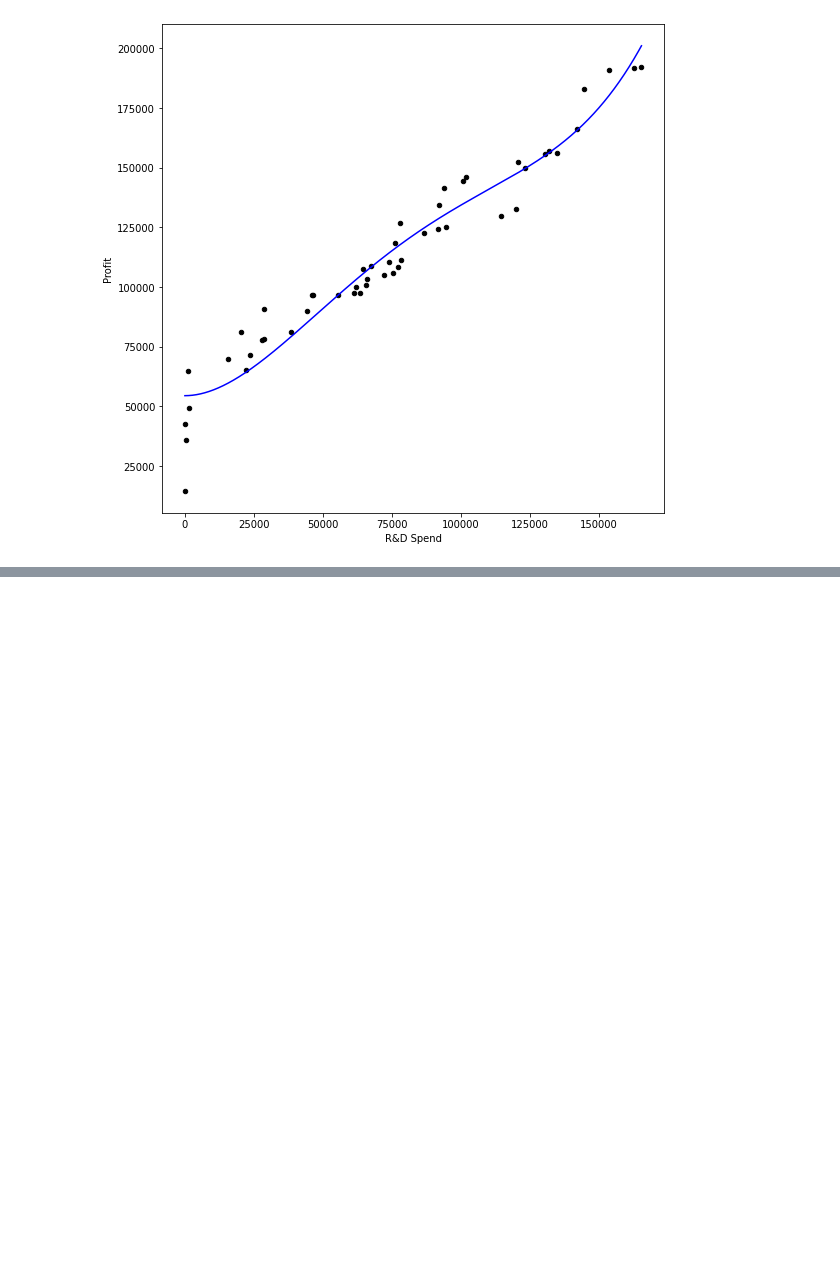
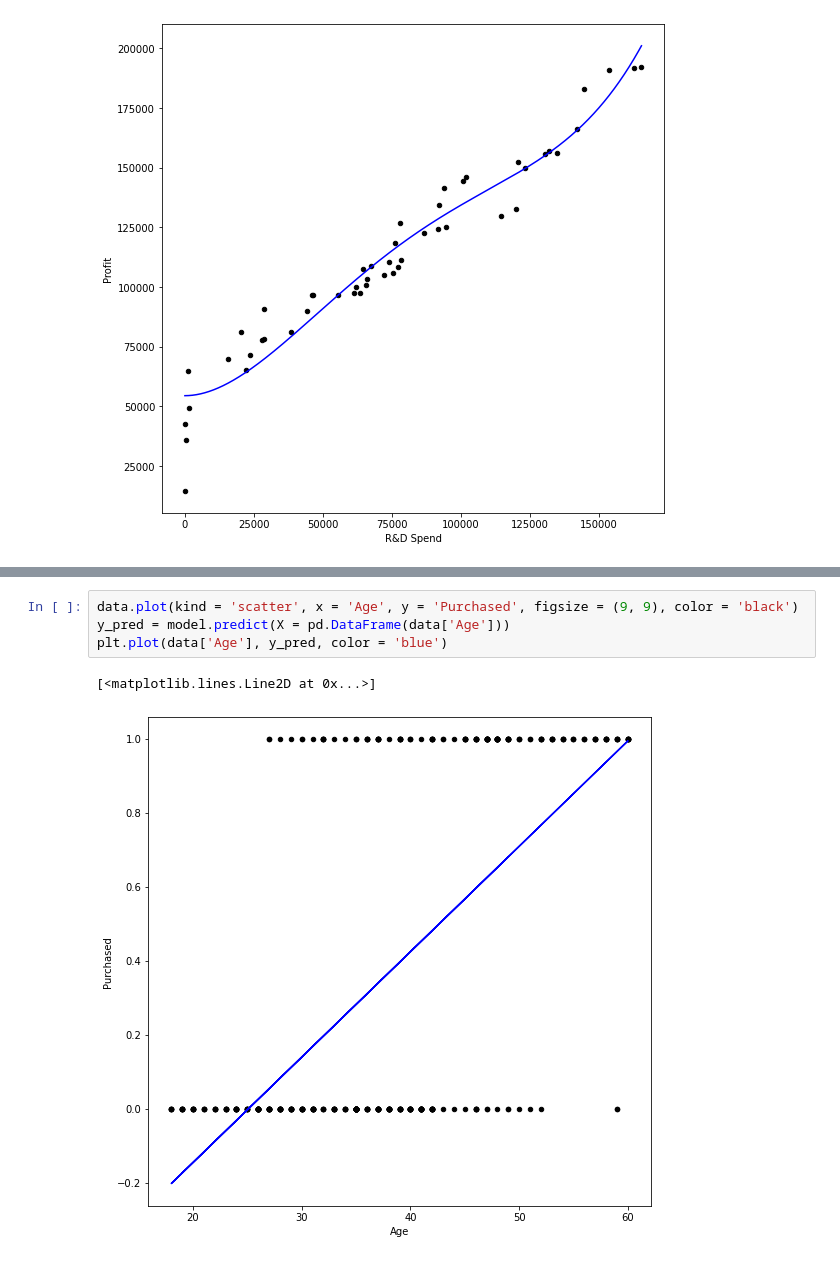
Before and after one commit to dngdat/AI, a Jupyter notebook: w7.ipynb, the cells around one changed output, grey strips where cells are left out. Drawn from its saved outputs; the diff is of its cells as text; blank space fills up the shorter version.

```diff
--- a/w7.ipynb
+++ b/w7.ipynb
@@ -358,0 +395,7 @@ plt.plot(range, y_prid, color = 'blue')
+# %%
+data.plot(kind = 'scatter', x = 'Age', y = 'Purchased', figsize = (9, 9), color = 'black')
+y_pred = model.predict(X = pd.DataFrame(data['Age']))
+plt.plot(data['Age'], y_pred, color = 'blue')
+# %% [output]
+[<matplotlib.lines.Line2D at 0x...>]
+[figure, added]
```
Also changed, not shown: parts of 16 cells of this notebook.
